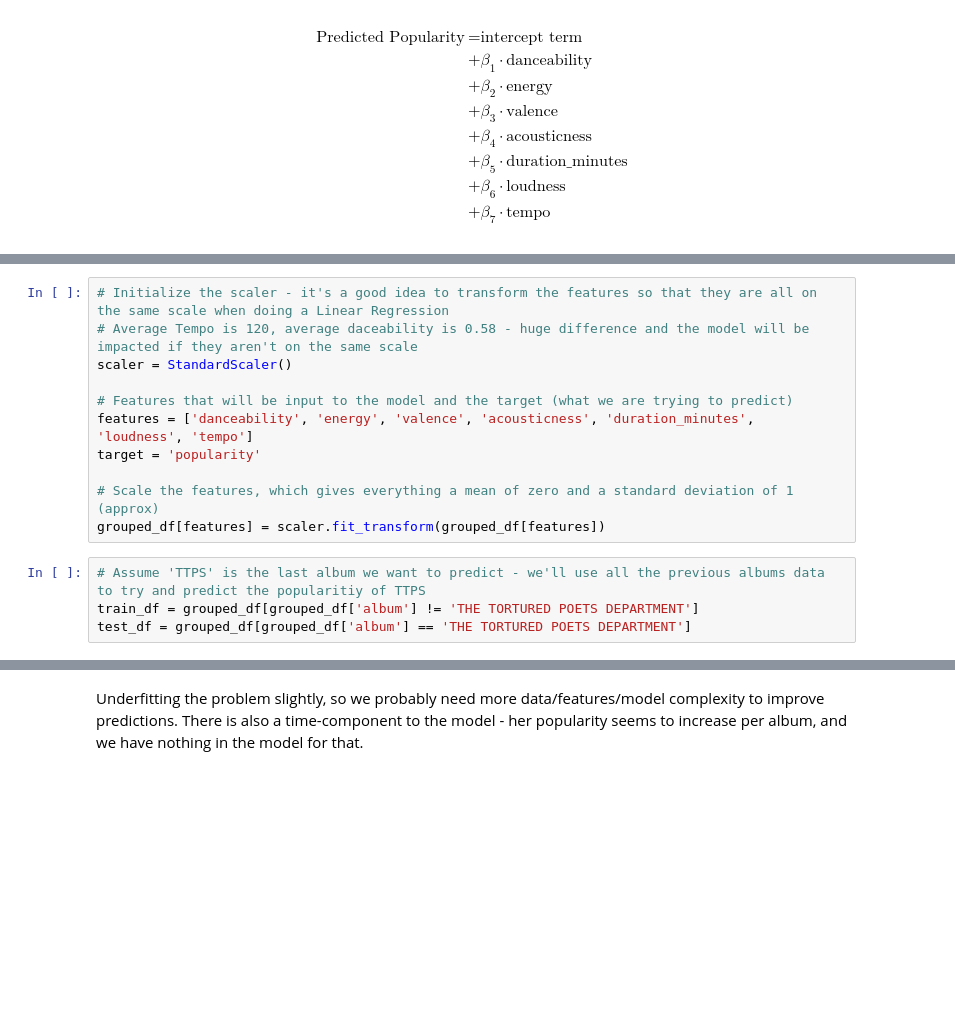
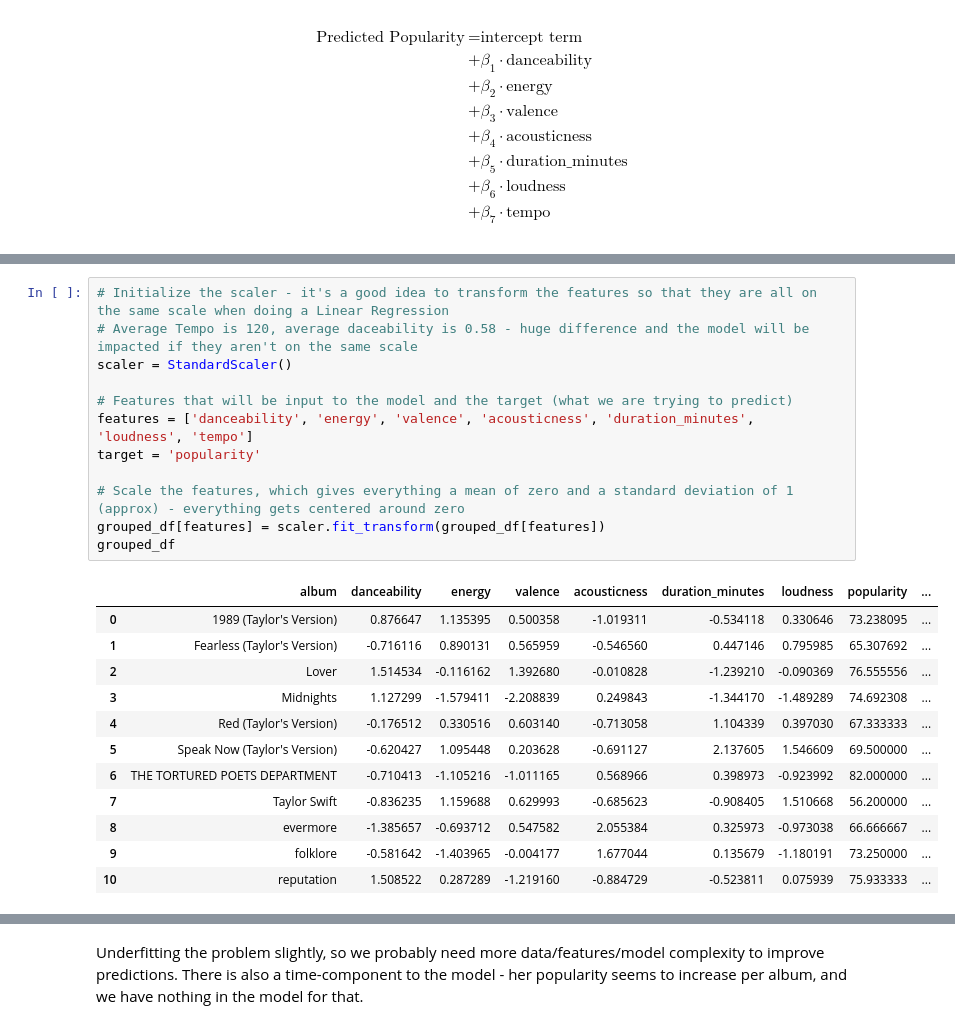
Before and after one commit to RolfeySBG/coffee-and-coding, a Jupyter notebook: Swifty Pandas/swifty_walkthrough.ipynb, the cells around one changed output, grey strips where cells are left out. Saved outputs shown, nothing was run; the diff lists cells and outputs as text; blank space fills up the shorter version.

```diff
--- a/Swifty Pandas/swifty_walkthrough.ipynb
+++ b/Swifty Pandas/swifty_walkthrough.ipynb
@@ -224,15 +386,25 @@ grouped_df
 # %%
 # Initialize the scaler - it's a good idea to transform the features so that they are all on the same scale when doing a Linear Regression
 # Average Tempo is 120, average daceability is 0.58 - huge difference and the model will be impacted if they aren't on the same scale
 scaler = StandardScaler()
 
 # Features that will be input to the model and the target (what we are trying to predict)
 features = ['danceability', 'energy', 'valence', 'acousticness', 'duration_minutes', 'loudness', 'tempo']
 target = 'popularity'
 
-# Scale the features, which gives everything a mean of zero and a standard deviation of 1 (approx)
+# Scale the features, which gives everything a mean of zero and a standard deviation of 1 (approx) - everything gets centered around zero
 grouped_df[features] = scaler.fit_transform(grouped_df[features])
+grouped_df
+# %% [output]
+|  | album | danceability | energy | valence | acousticness | duration_minutes | loudness | popularity | ... |
+| 0 | 1989 (Taylor's Version) | 0.876647 | 1.135395 | 0.500358 | -1.019311 | -0.534118 | 0.330646 | 73.238095 | ... |
+| 1 | Fearless (Taylor's Version) | -0.716116 | 0.890131 | 0.565959 | -0.546560 | 0.447146 | 0.795985 | 65.307692 | ... |
+| 2 | Lover | 1.514534 | -0.116162 | 1.392680 | -0.010828 | -1.239210 | -0.090369 | 76.555556 | ... |
+| 3 | Midnights | 1.127299 | -1.579411 | -2.208839 | 0.249843 | -1.344170 | -1.489289 | 74.692308 | ... |
+| 4 | Red (Taylor's Version) | -0.176512 | 0.330516 | 0.603140 | -0.713058 | 1.104339 | 0.397030 | 67.333333 | ... |
+| 5 | Speak Now (Taylor's Version) | -0.620427 | 1.095448 | 0.203628 | -0.691127 | 2.137605 | 1.546609 | 69.500000 | ... |
+| 6 | THE TORTURED POETS DEPARTMENT | -0.710413 | -1.105216 | -1.011165 | 0.568966 | 0.398973 | -0.923992 | 82.000000 | ... |
+| 7 | Taylor Swift | -0.836235 | 1.159688 | 0.629993 | -0.685623 | -0.908405 | 1.510668 | 56.200000 | ... |
+| 8 | evermore | -1.385657 | -0.693712 | 0.547582 | 2.055384 | 0.325973 | -0.973038 | 66.666667 | ... |
+| 9 | folklore | -0.581642 | -1.403965 | -0.004177 | 1.677044 | 0.135679 | -1.180191 | 73.250000 | ... |
+| 10 | reputation | 1.508522 | 0.287289 | -1.219160 | -0.884729 | -0.523811 | 0.075939 | 75.933333 | ... |
-# %%
-# Assume 'TTPS' is the last album we want to predict - we'll use all the previous albums data to try and predict the popularitiy of TTPS
-train_df = grouped_df[grouped_df['album'] != 'THE TORTURED POETS DEPARTMENT']
-test_df = grouped_df[grouped_df['album'] == 'THE TORTURED POETS DEPARTMENT']
```
Also changed, not shown: parts of 42 cells of this notebook.
